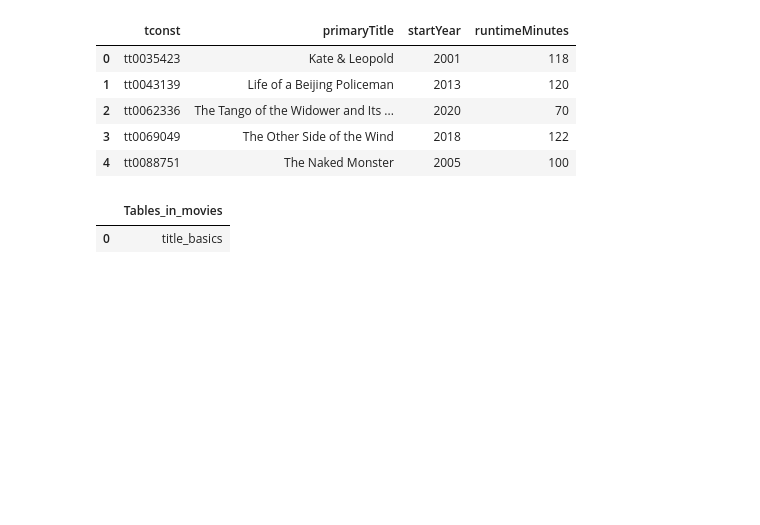
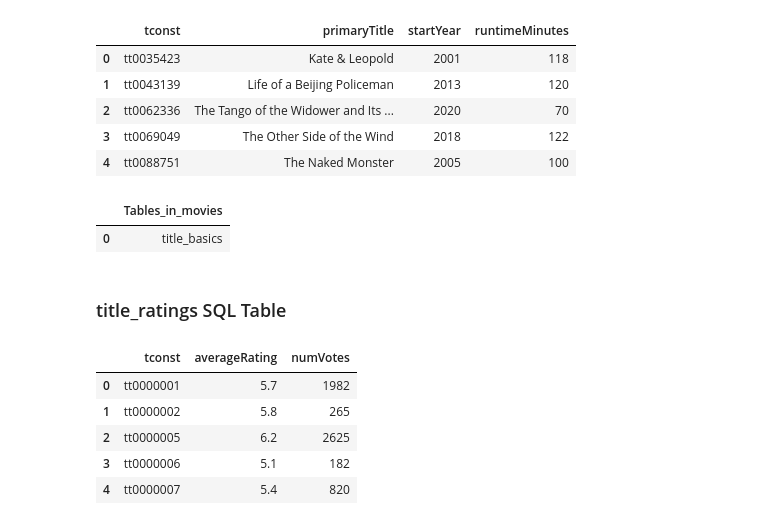
Before and after one commit to Mhoover41/Data-Enrichment-Project-3, a Jupyter notebook: IMDB Project Part 3.ipynb, the cells around one changed output. Drawn from its saved outputs; the diff is of its cells as text; code cells hidden in the pictures; blank space fills up the shorter version.

```diff
--- a/IMDB Project Part 3.ipynb
+++ b/IMDB Project Part 3.ipynb
@@ -397,3 +397,18 @@ pd.read_sql(q, engine)
 # %% [output]
 |  | Tables_in_movies |
 | 0 | title_basics |
+# %% [markdown]
+ ### title_ratings SQL Table
+# %%
+# Load the dataframe from the csv file
+title_ratings_df = pd.read_csv('Data/title_ratings.csv.gz')
+# %%
+# Display the first (5) rows
+title_ratings_df.head()
+# %% [output]
+|  | tconst | averageRating | numVotes |
+| 0 | tt0000001 | 5.7 | 1982 |
+| 1 | tt0000002 | 5.8 | 265 |
+| 2 | tt0000005 | 6.2 | 2625 |
+| 3 | tt0000006 | 5.1 | 182 |
+| 4 | tt0000007 | 5.4 | 820 |
```
Also changed, not shown: parts of 21 cells of this notebook, 5 other files.
